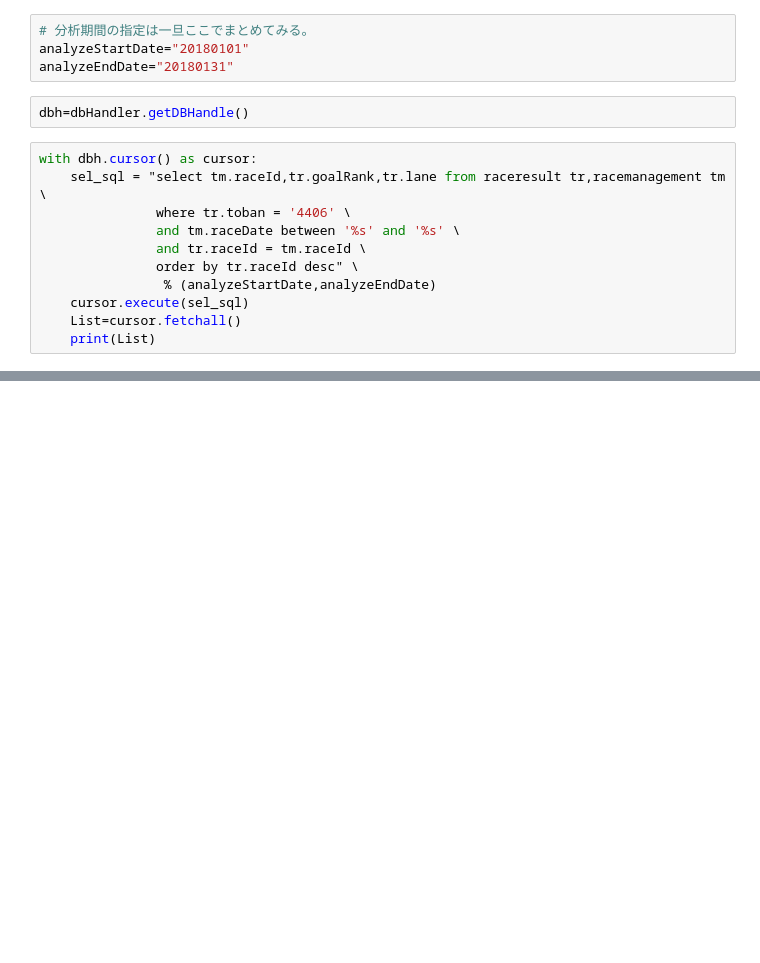
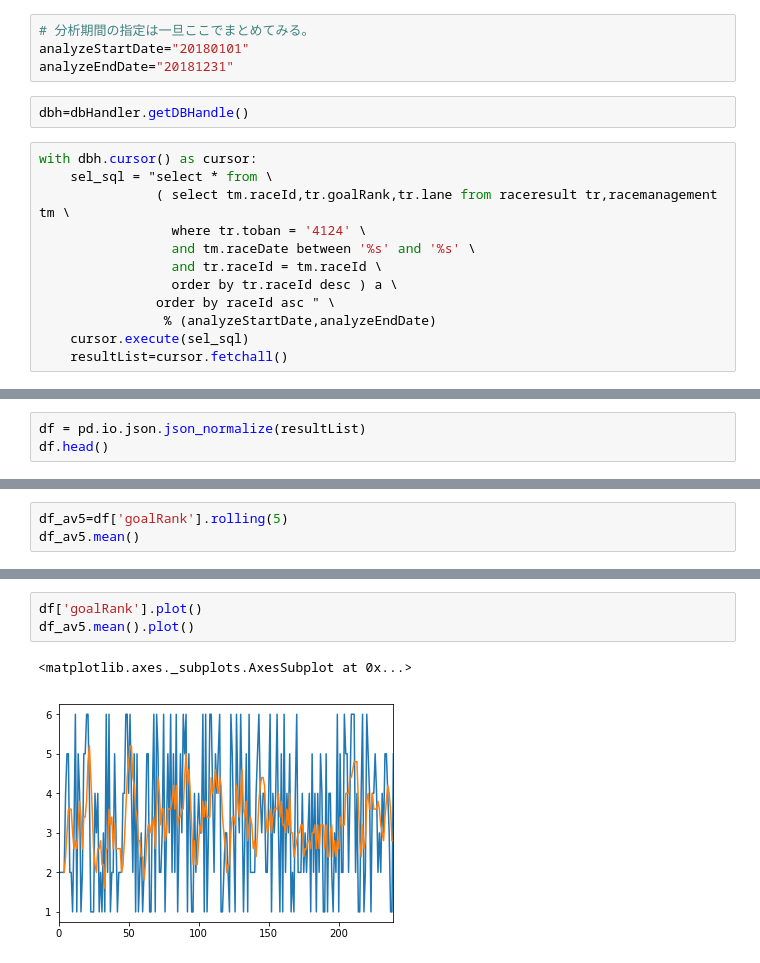
Before and after one commit to tohud/boatrace, a Jupyter notebook: survey/raceresult_timeline.ipynb, the cells around one changed output, grey strips where cells are left out. Drawn from its saved outputs; the diff is of its cells as text; blank space fills up the shorter version.

```diff
--- a/survey/raceresult_timeline.ipynb
+++ b/survey/raceresult_timeline.ipynb
@@ -19,17 +20,18 @@ from setup.myUtil import dbHandler
 # %%
 # 分析期間の指定は一旦ここでまとめてみる。
 analyzeStartDate="20180101"
-analyzeEndDate="20180131"
+analyzeEndDate="20181231"
 # %%
 dbh=dbHandler.getDBHandle()
 # %%
 with dbh.cursor() as cursor:
-    sel_sql = "select tm.raceId,tr.goalRank,tr.lane from raceresult tr,racemanagement tm \
-               where tr.toban = '4406' \
-               and tm.raceDate between '%s' and '%s' \
-               and tr.raceId = tm.raceId \
-               order by tr.raceId desc" \
+    sel_sql = "select * from \
+               ( select tm.raceId,tr.goalRank,tr.lane from raceresult tr,racemanagement tm \
+                 where tr.toban = '4124' \
+                 and tm.raceDate between '%s' and '%s' \
+                 and tr.raceId = tm.raceId \
+                 order by tr.raceId desc ) a \
+               order by raceId asc " \
                 % (analyzeStartDate,analyzeEndDate)
     cursor.execute(sel_sql)
-    List=cursor.fetchall()
-    print(List)
+    resultList=cursor.fetchall()
@@ -37,0 +38,3 @@ with dbh.cursor() as cursor:
+# %%
+df = pd.io.json.json_normalize(resultList)
+df.head()
@@ -37,0 +48,3 @@ with dbh.cursor() as cursor:
+# %%
+df_av5=df['goalRank'].rolling(5)
+df_av5.mean()
@@ -37,0 +69,6 @@ with dbh.cursor() as cursor:
+# %%
+df['goalRank'].plot()
+df_av5.mean().plot()
+# %% [output]
+<matplotlib.axes._subplots.AxesSubplot at 0x...>
+[figure, added]
```
Also changed, not shown: parts of 5 cells of this notebook, 8 other files.
